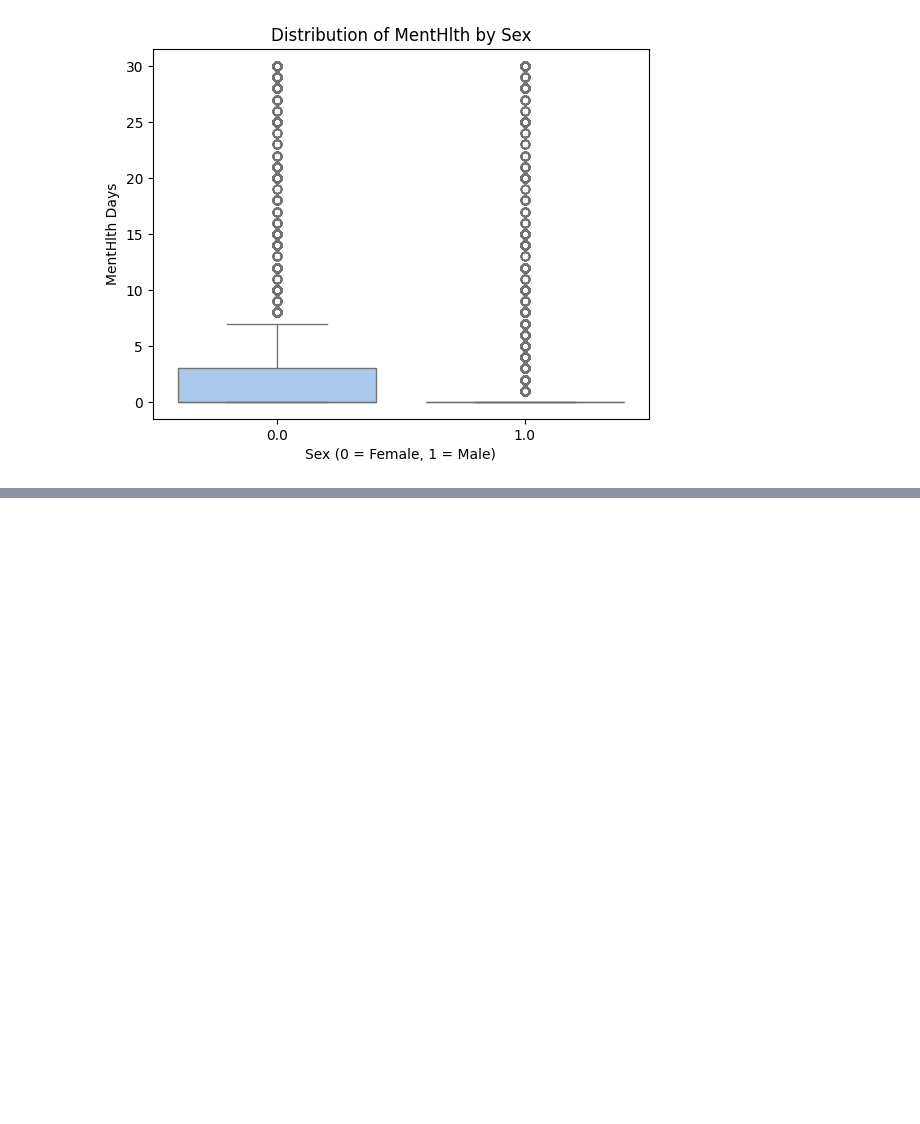
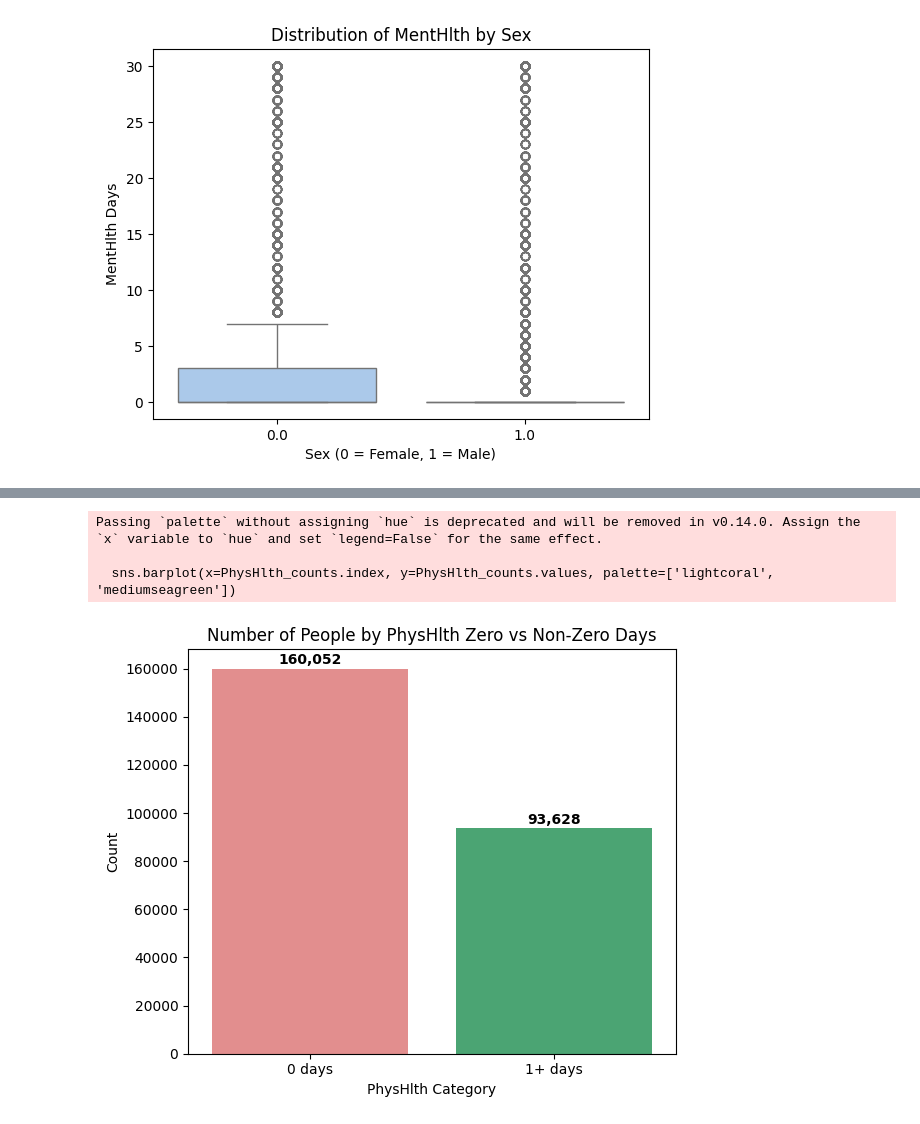
Before and after one commit to mrablfz05/diabetes-prediction, a Jupyter notebook: diabetes_prediction.ipynb, the cells around one changed output, grey strips where cells are left out. Cells and saved outputs as stored; diff of their text form; code cells hidden in the pictures; blank space fills up the shorter version.

```diff
--- a/diabetes_prediction.ipynb
+++ b/diabetes_prediction.ipynb
@@ -1657,0 +1704,22 @@ Passing `palette` without assigning `hue` is deprecated and will be removed in v
+# %%
+diabetes['PhysHlth_flag'] = PhysHlth.apply(lambda x: '0 days' if x == 0 else '1+ days')
+
+PhysHlth_counts = diabetes['PhysHlth_flag'].value_counts()
+
+plt.figure(figsize=(6, 5))
+sns.barplot(x=PhysHlth_counts.index, y=PhysHlth_counts.values, palette=['lightcoral', 'mediumseagreen'])
+
+plt.title('Number of People by PhysHlth Zero vs Non-Zero Days')
+plt.xlabel('PhysHlth Category')
+plt.ylabel('Count')
+
+for i, v in enumerate(PhysHlth_counts.values):
+    plt.text(i, v + 2000, f"{v:,}", ha='center', fontweight='bold')
+
+plt.tight_layout()
+plt.show()
+# %% [output]
+Passing `palette` without assigning `hue` is deprecated and will be removed in v0.14.0. Assign the `x` variable to `hue` and set `legend=False` for the same effect.
+
+  sns.barplot(x=PhysHlth_counts.index, y=PhysHlth_counts.values, palette=['lightcoral', 'mediumseagreen'])
+[figure, added]
```
Also changed, not shown: parts of 10 cells of this notebook, 5 other files.
